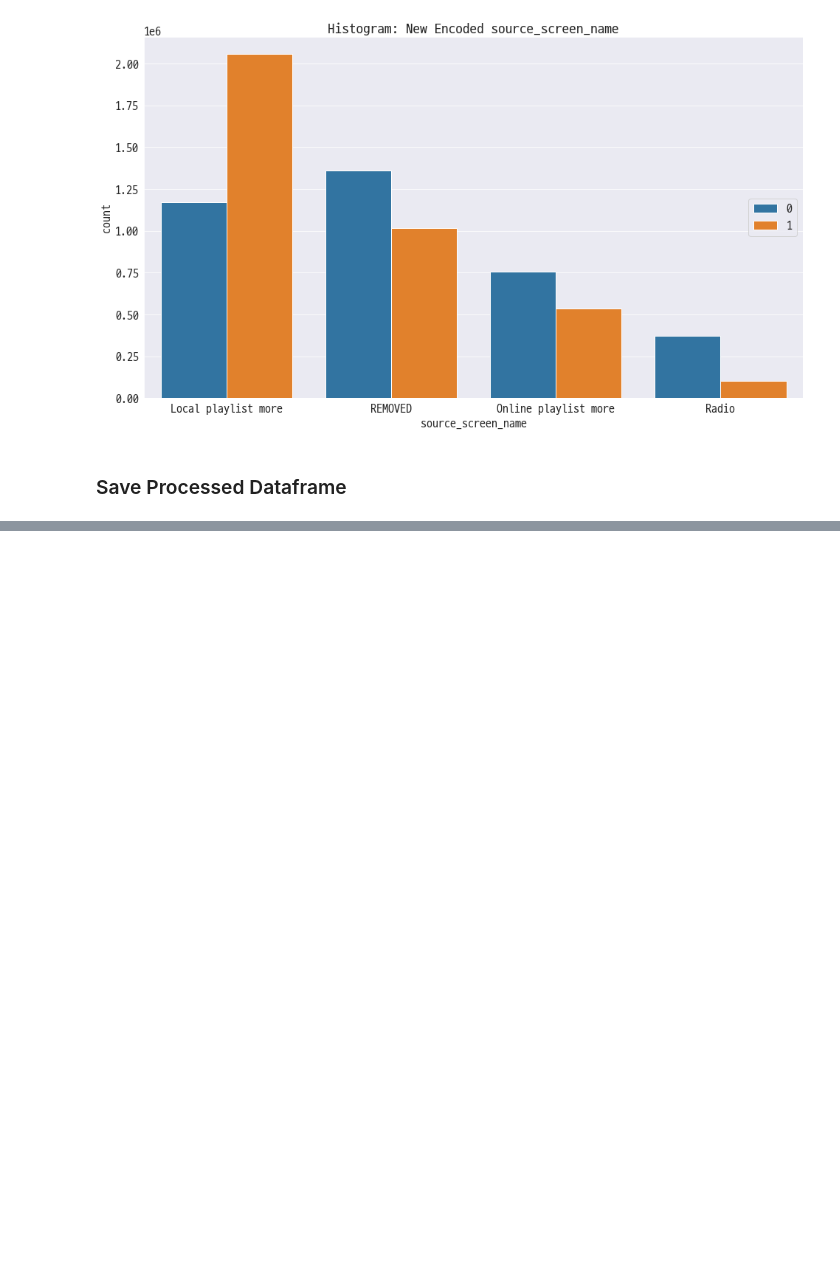
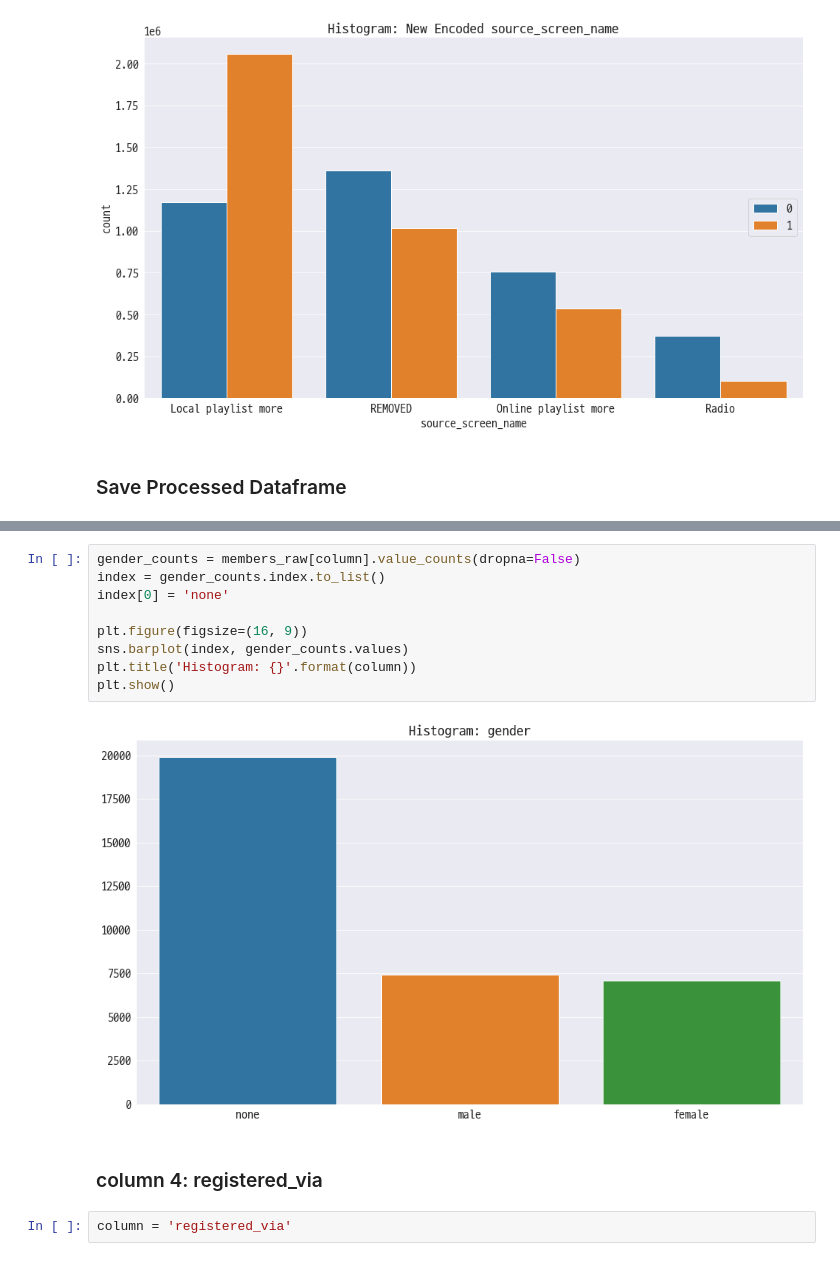
Before and after one commit to dhsong95/kaggle-kkbox-music-recommendation-challenge, a Jupyter notebook: eda/Exploratory Data Analysis.ipynb, the cells around one changed output, grey strips where cells are left out. Drawn from its saved outputs; the diff is of its cells as text; blank space fills up the shorter version.

```diff
--- a/eda/Exploratory Data Analysis.ipynb
+++ b/eda/Exploratory Data Analysis.ipynb
@@ -476,0 +577,15 @@ test_proc.to_csv('./data/processed/test.csv', index=False)
+# %%
+gender_counts = members_raw[column].value_counts(dropna=False)
+index = gender_counts.index.to_list()
+index[0] = 'none'
+
+plt.figure(figsize=(16, 9))
+sns.barplot(index, gender_counts.values)
+plt.title('Histogram: {}'.format(column))
+plt.show()
+# %% [output]
+[figure, added]
+# %% [markdown]
+### column 4: registered_via <a id="6.4"></a>
+# %%
+column = 'registered_via'
```
Also changed, not shown: parts of 36 cells of this notebook.
